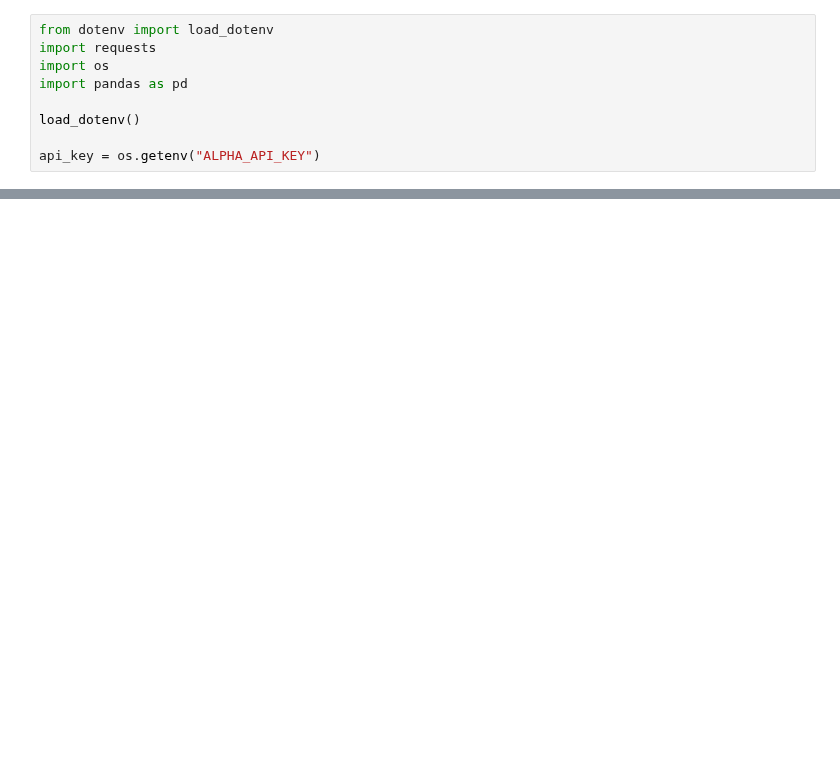
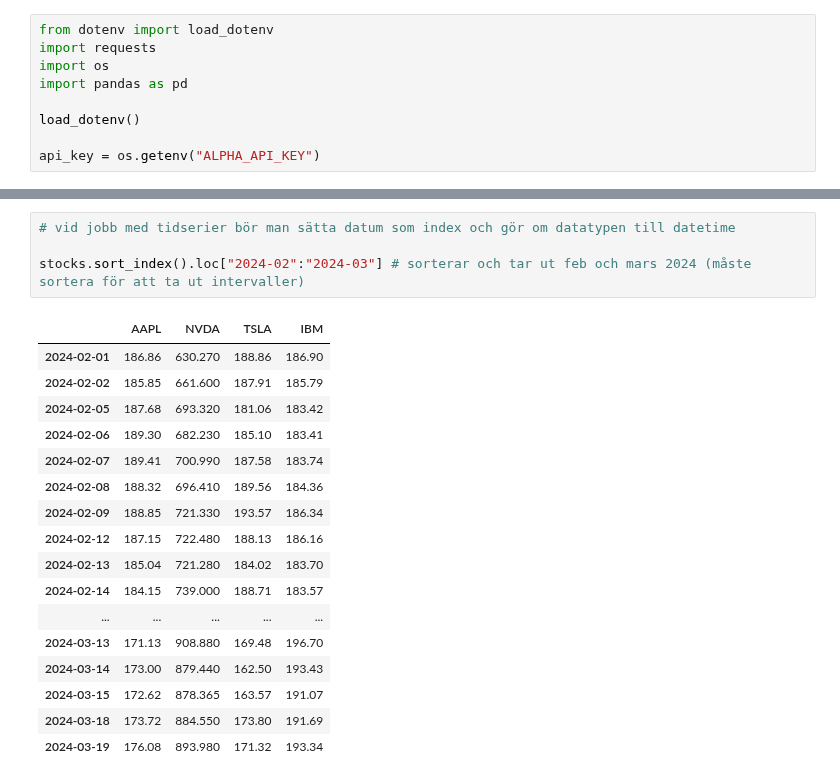
Before and after one commit to Utjiman/Python-Richard-Boden-OPA23, a Jupyter notebook: Code_Alongs/Lec11_api.ipynb, the cells around one changed output, grey strips where cells are left out. Cells and saved outputs as stored; diff of their text form; blank space fills up the shorter version.

```diff
--- a/Code_Alongs/Lec11_api.ipynb
+++ b/Code_Alongs/Lec11_api.ipynb
@@ -19,0 +194,22 @@ Error:
+# %%
+# vid jobb med tidserier bör man sätta datum som index och gör om datatypen till datetime
+
+stocks.sort_index().loc["2024-02":"2024-03"] # sorterar och tar ut feb och mars 2024 (måste sortera för att ta ut intervaller)
+# %% [output]
+|  | AAPL | NVDA | TSLA | IBM |
+| 2024-02-01 | 186.86 | 630.270 | 188.86 | 186.90 |
+| 2024-02-02 | 185.85 | 661.600 | 187.91 | 185.79 |
+| 2024-02-05 | 187.68 | 693.320 | 181.06 | 183.42 |
+| 2024-02-06 | 189.30 | 682.230 | 185.10 | 183.41 |
+| 2024-02-07 | 189.41 | 700.990 | 187.58 | 183.74 |
+| 2024-02-08 | 188.32 | 696.410 | 189.56 | 184.36 |
+| 2024-02-09 | 188.85 | 721.330 | 193.57 | 186.34 |
+| 2024-02-12 | 187.15 | 722.480 | 188.13 | 186.16 |
+| 2024-02-13 | 185.04 | 721.280 | 184.02 | 183.70 |
+| 2024-02-14 | 184.15 | 739.000 | 188.71 | 183.57 |
+| ... | ... | ... | ... | ... |
+| 2024-03-13 | 171.13 | 908.880 | 169.48 | 196.70 |
+| 2024-03-14 | 173.00 | 879.440 | 162.50 | 193.43 |
+| 2024-03-15 | 172.62 | 878.365 | 163.57 | 191.07 |
+| 2024-03-18 | 173.72 | 884.550 | 173.80 | 191.69 |
+| 2024-03-19 | 176.08 | 893.980 | 171.32 | 193.34 |
```
Also changed, not shown: parts of 19 cells of this notebook, 1 other file.
